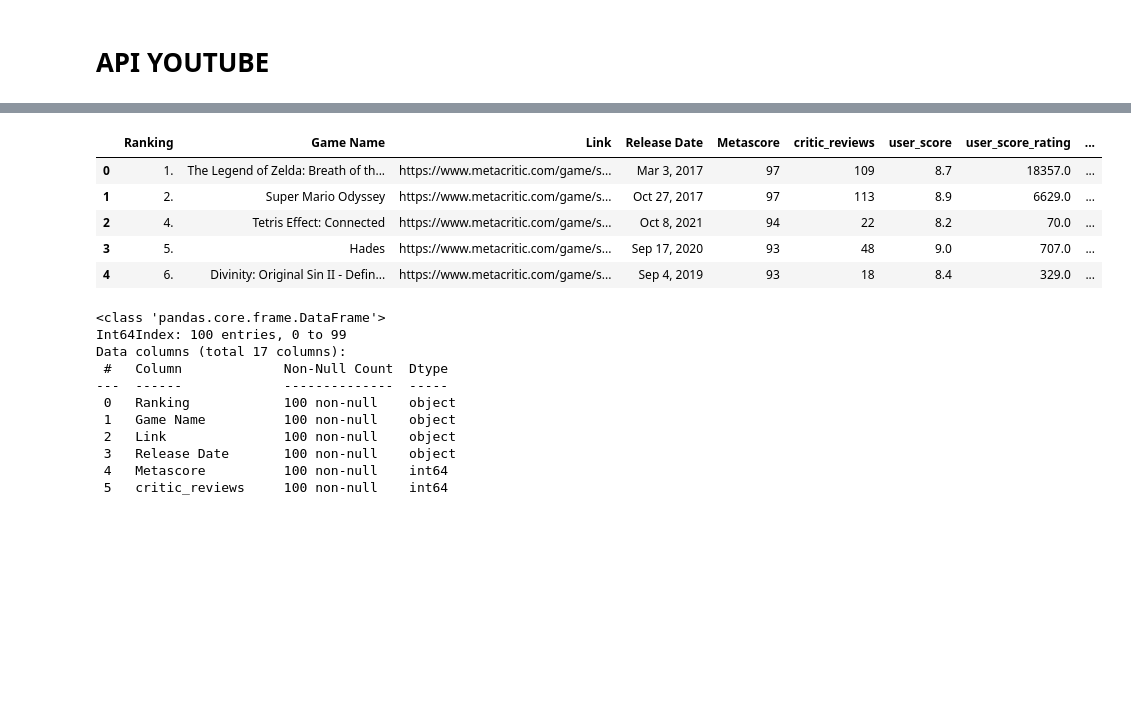
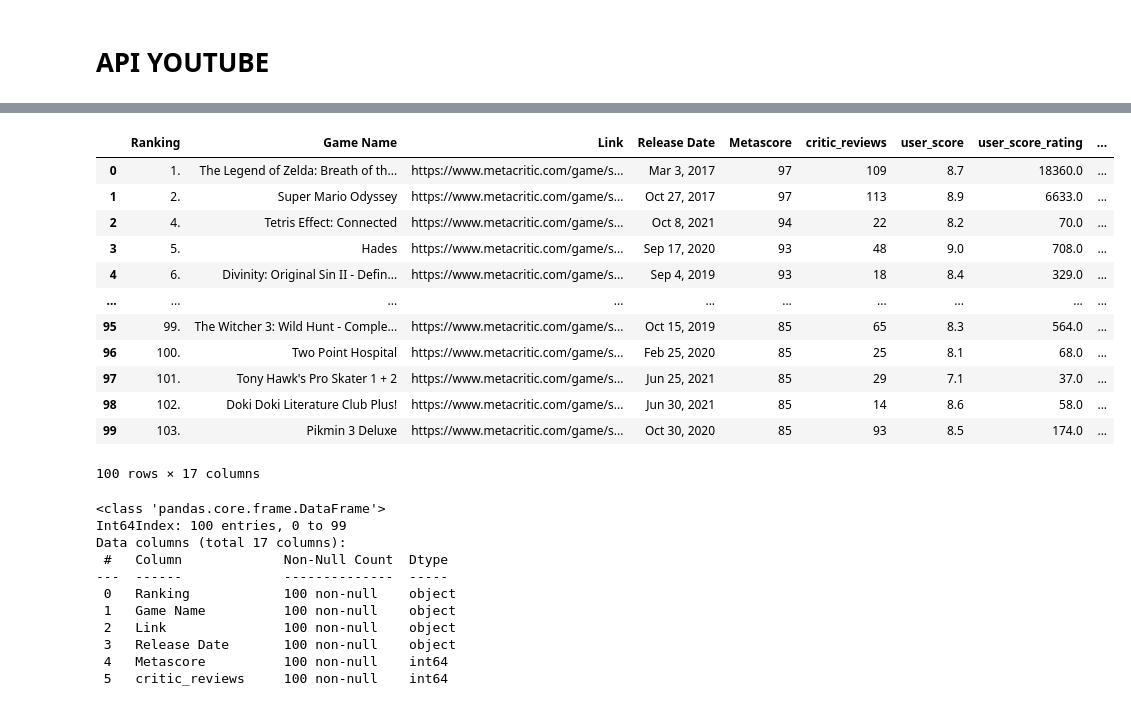
Before and after one commit to dmiao123/DE-Individual-, a Jupyter notebook: Python Work/DE Individual .ipynb, the cells around one changed output, grey strips where cells are left out. Drawn from its saved outputs; the diff is of its cells as text; code cells hidden in the pictures; blank space fills up the shorter version.

```diff
--- a/Python Work/DE Individual .ipynb
+++ b/Python Work/DE Individual .ipynb
@@ -553,3 +635,0 @@ memory usage: 4.0+ KB
-# %%
-#merage data
-game_final = game.merge(youtube, on=["Game Name"], how = 'inner')
@@ -556,12 +639,19 @@ game_final = game.merge(youtube, on=["Game Name"], how = 'inner')
 # %%
-game_final.head()
+game_final
 # %% [output]
 |  | Ranking | Game Name | Link | Release Date | Metascore | critic_reviews | user_score | user_score_rating | ... |
-| 0 | 1. | The Legend of Zelda: Breath of th... | https://www.metacritic.com/game/s... | Mar 3, 2017 | 97 | 109 | 8.7 | 18357.0 | ... |
-| 1 | 2. | Super Mario Odyssey | https://www.metacritic.com/game/s... | Oct 27, 2017 | 97 | 113 | 8.9 | 6629.0 | ... |
+| 0 | 1. | The Legend of Zelda: Breath of th... | https://www.metacritic.com/game/s... | Mar 3, 2017 | 97 | 109 | 8.7 | 18360.0 | ... |
+| 1 | 2. | Super Mario Odyssey | https://www.metacritic.com/game/s... | Oct 27, 2017 | 97 | 113 | 8.9 | 6633.0 | ... |
 | 2 | 4. | Tetris Effect: Connected | https://www.metacritic.com/game/s... | Oct 8, 2021 | 94 | 22 | 8.2 | 70.0 | ... |
-| 3 | 5. | Hades | https://www.metacritic.com/game/s... | Sep 17, 2020 | 93 | 48 | 9.0 | 707.0 | ... |
+| 3 | 5. | Hades | https://www.metacritic.com/game/s... | Sep 17, 2020 | 93 | 48 | 9.0 | 708.0 | ... |
 | 4 | 6. | Divinity: Original Sin II - Defin... | https://www.metacritic.com/game/s... | Sep 4, 2019 | 93 | 18 | 8.4 | 329.0 | ... |
+| ... | ... | ... | ... | ... | ... | ... | ... | ... | ... |
+| 95 | 99. | The Witcher 3: Wild Hunt - Comple... | https://www.metacritic.com/game/s... | Oct 15, 2019 | 85 | 65 | 8.3 | 564.0 | ... |
+| 96 | 100. | Two Point Hospital | https://www.metacritic.com/game/s... | Feb 25, 2020 | 85 | 25 | 8.1 | 68.0 | ... |
+| 97 | 101. | Tony Hawk's Pro Skater 1 + 2 | https://www.metacritic.com/game/s... | Jun 25, 2021 | 85 | 29 | 7.1 | 37.0 | ... |
+| 98 | 102. | Doki Doki Literature Club Plus! | https://www.metacritic.com/game/s... | Jun 30, 2021 | 85 | 14 | 8.6 | 58.0 | ... |
+| 99 | 103. | Pikmin 3 Deluxe | https://www.metacritic.com/game/s... | Oct 30, 2020 | 85 | 93 | 8.5 | 174.0 | ... |
+100 rows × 17 columns
 # %%
 game_final.info()
 # %% [output]
```
Also changed, not shown: parts of 21 cells of this notebook.
